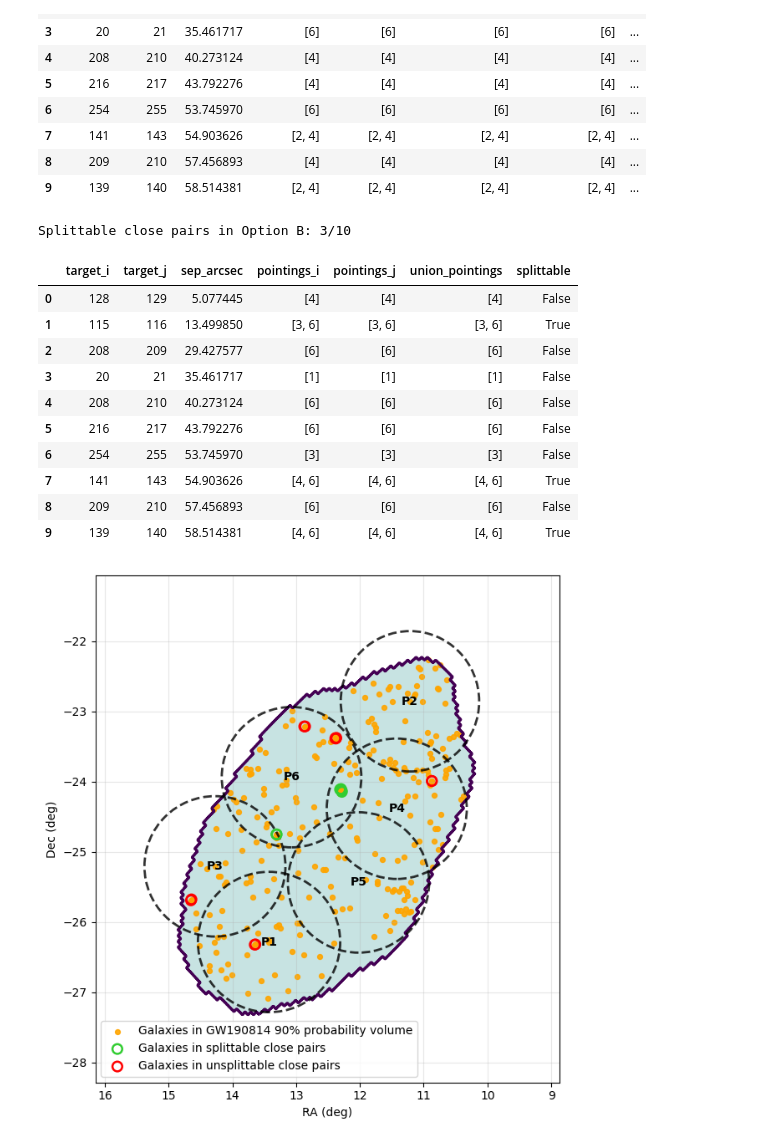
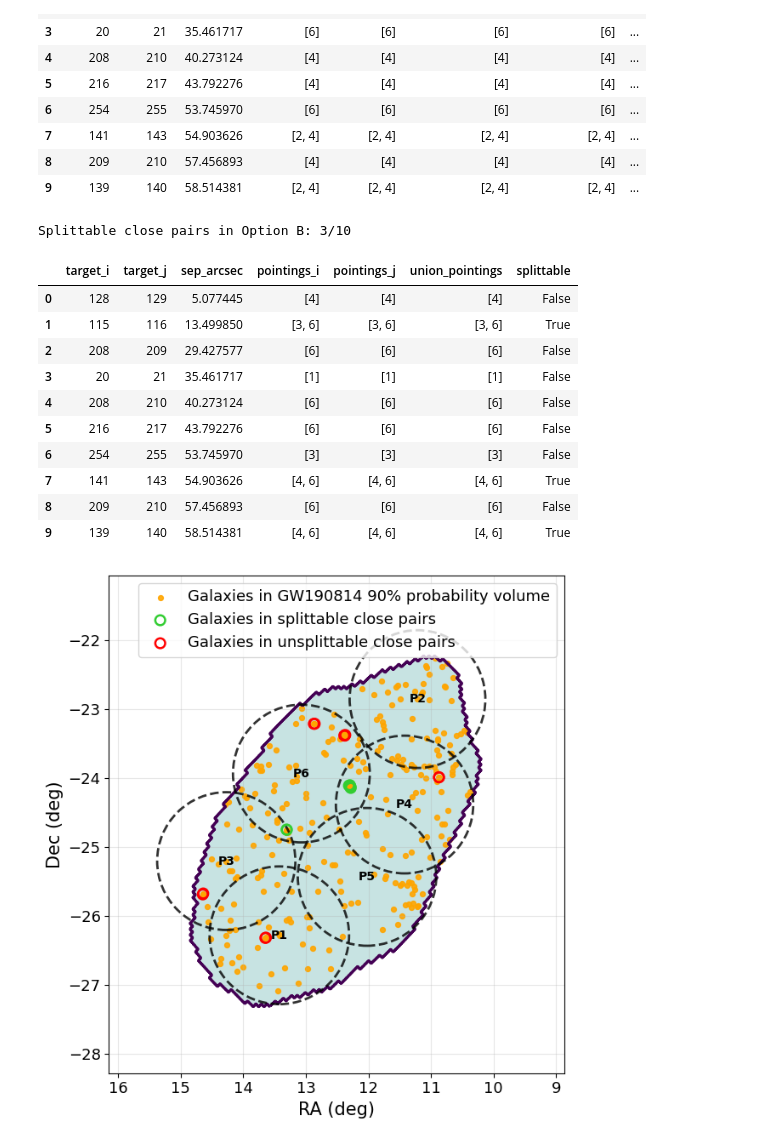
Before and after one commit to saatour/GW170817, a Jupyter notebook: GW190814_draw_90pc_probability_contour_05032026.ipynb, the cells around one changed output. Drawn from its saved outputs; the diff is of its cells as text; code cells hidden in the pictures.

```diff
--- a/GW190814_draw_90pc_probability_contour_05032026.ipynb
+++ b/GW190814_draw_90pc_probability_contour_05032026.ipynb
@@ -2976,6 +2980,15 @@ X = shift_ra_for_plot(RA.to_value(u.deg), wrap)
 target_ra_plot = shift_ra_for_plot(target_ra, wrap)
 pointing_ra_plot = shift_ra_for_plot(pointing_ra, wrap)
 
+plt.rcParams.update({
+    "font.size": 14,        # base size
+    "axes.titlesize": 16,
+    "axes.labelsize": 15,
+    "legend.fontsize": 13,
+    "xtick.labelsize": 13,
+    "ytick.labelsize": 13
+})
+
 # ---------- plot ----------
 fig = plt.figure(figsize=(8.8, 6.8))
 ax = fig.add_subplot(111)
@@ -3036,31 +3049,31 @@ if wrap:
     ra_max_s = shift_ra_for_plot([ra_max_plot], True)[0]
     ax.set_xlim(ra_max_s, ra_min_s)
 else:
     ax.set_xlim(ra_max_plot, ra_min_plot)
 
 ax.set_ylim(dec_min_plot, dec_max_plot)
 ax.set_xlabel("RA (deg)")
 ax.set_ylabel("Dec (deg)")
 
 ax.grid(True, alpha=0.3)
 ax.legend(loc="best")
 
 dec0 = 0.5 * (dec_min_plot + dec_max_plot)
 ax.set_aspect(1.0 / np.cos(np.deg2rad(dec0)), adjustable="box")
 
 plt.tight_layout()
 plt.show()
 # %% [output]
 Splittable close pairs in Option B: 3/10
 |  | target_i | target_j | sep_arcsec | pointings_i | pointings_j | union_pointings | splittable |
 | 0 | 128 | 129 | 5.077445 | [4] | [4] | [4] | False |
 | 1 | 115 | 116 | 13.499850 | [3, 6] | [3, 6] | [3, 6] | True |
 | 2 | 208 | 209 | 29.427577 | [6] | [6] | [6] | False |
 | 3 | 20 | 21 | 35.461717 | [1] | [1] | [1] | False |
 | 4 | 208 | 210 | 40.273124 | [6] | [6] | [6] | False |
 | 5 | 216 | 217 | 43.792276 | [6] | [6] | [6] | False |
 | 6 | 254 | 255 | 53.745970 | [3] | [3] | [3] | False |
 | 7 | 141 | 143 | 54.903626 | [4, 6] | [4, 6] | [4, 6] | True |
 | 8 | 209 | 210 | 57.456893 | [6] | [6] | [6] | False |
 | 9 | 139 | 140 | 58.514381 | [4, 6] | [4, 6] | [4, 6] | True |
-[figure, old version]
+[figure, new version]
```
Also changed, not shown: parts of 1 cell of this notebook.
